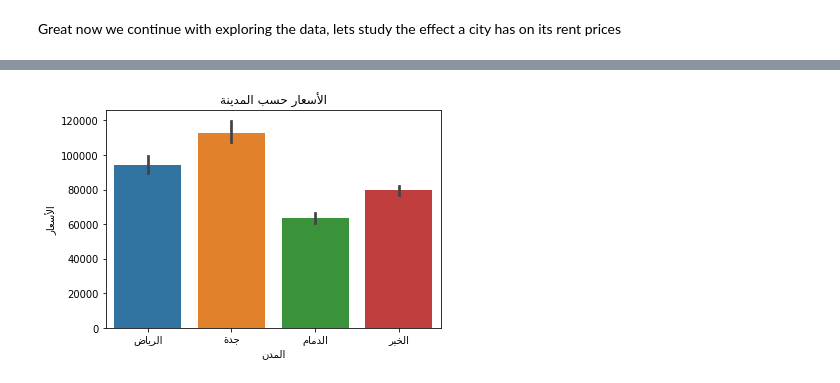
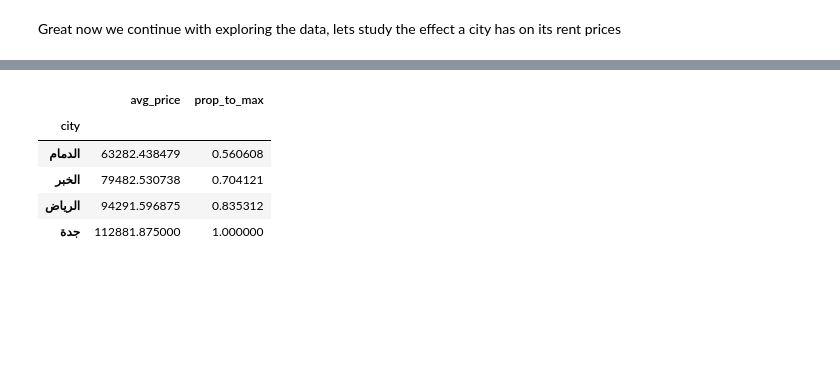
Before and after one commit to Turkinass/Aqar_Real_Estate_EDA, a Jupyter notebook: eda_raw.ipynb, the cells around one changed output, grey strips where cells are left out. Cells and saved outputs as stored; diff of their text form; code cells hidden in the pictures; blank space fills up the shorter version.

```diff
--- a/eda_raw.ipynb
+++ b/eda_raw.ipynb
@@ -156,9 +159,7 @@ plt.show();
 # %%
-# scatter plt
-plt.title(plot_arabic(pd.Series("الأسعار حسب المدينة")))
-sns.barplot(y = "price", x=plot_arabic(data["city"]), data=data)
-plt.ylabel(plot_arabic(pd.Series("الأسعار")))
-plt.xlabel(plot_arabic(pd.Series("المدن")))
-plt.show();
+# # scatter plt
+# plt.title(plot_arabic(pd.Series("الأسعار حسب المدينة")))
+# sns.barplot(y = "price", x=plot_arabic(data["city"]), data=data)
+# plt.ylabel(plot_arabic(pd.Series("الأسعار")))
+# plt.xlabel(plot_arabic(pd.Series("المدن")))
+# plt.show();
-# %% [output]
-[figure, removed]
@@ -164,0 +184,15 @@ plt.show();
+# %%
+avg_city = data.groupby(["city"])["price"].mean().sort_values().to_numpy()
+
+prop_city = (avg_city / avg_city.max())
+cities_by_price = data.groupby(["city"])["price"].mean().sort_values().index
+
+df = pd.DataFrame({"avg_price": avg_city, "prop_to_max": prop_city}, index=cities_by_price)
+df
+# %% [output]
+|  | avg_price | prop_to_max |
+| city |  |  |
+| الدمام | 63282.438479 | 0.560608 |
+| الخبر | 79482.530738 | 0.704121 |
+| الرياض | 94291.596875 | 0.835312 |
+| جدة | 112881.875000 | 1.000000 |
```
Also changed, not shown: parts of 13 cells of this notebook.
